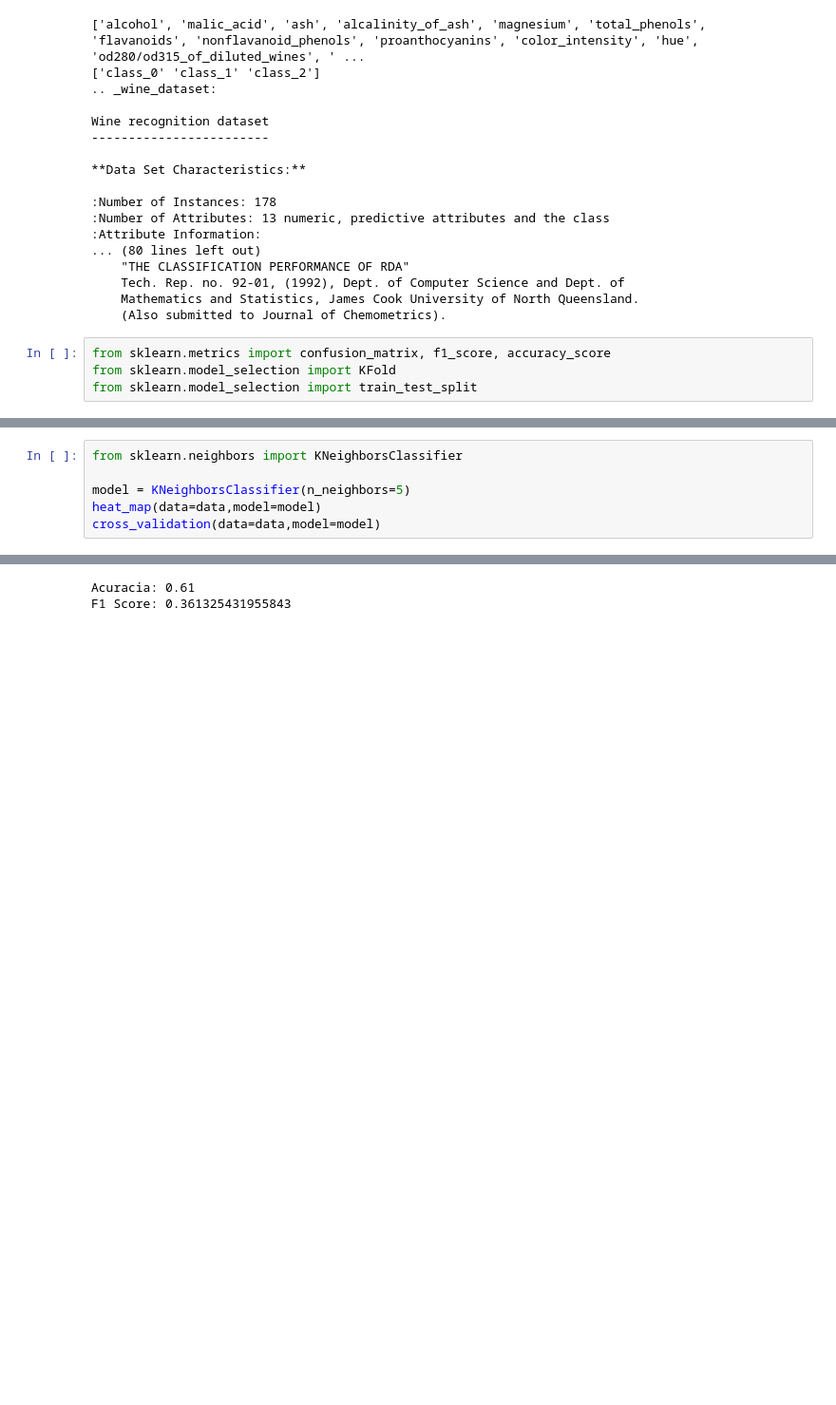
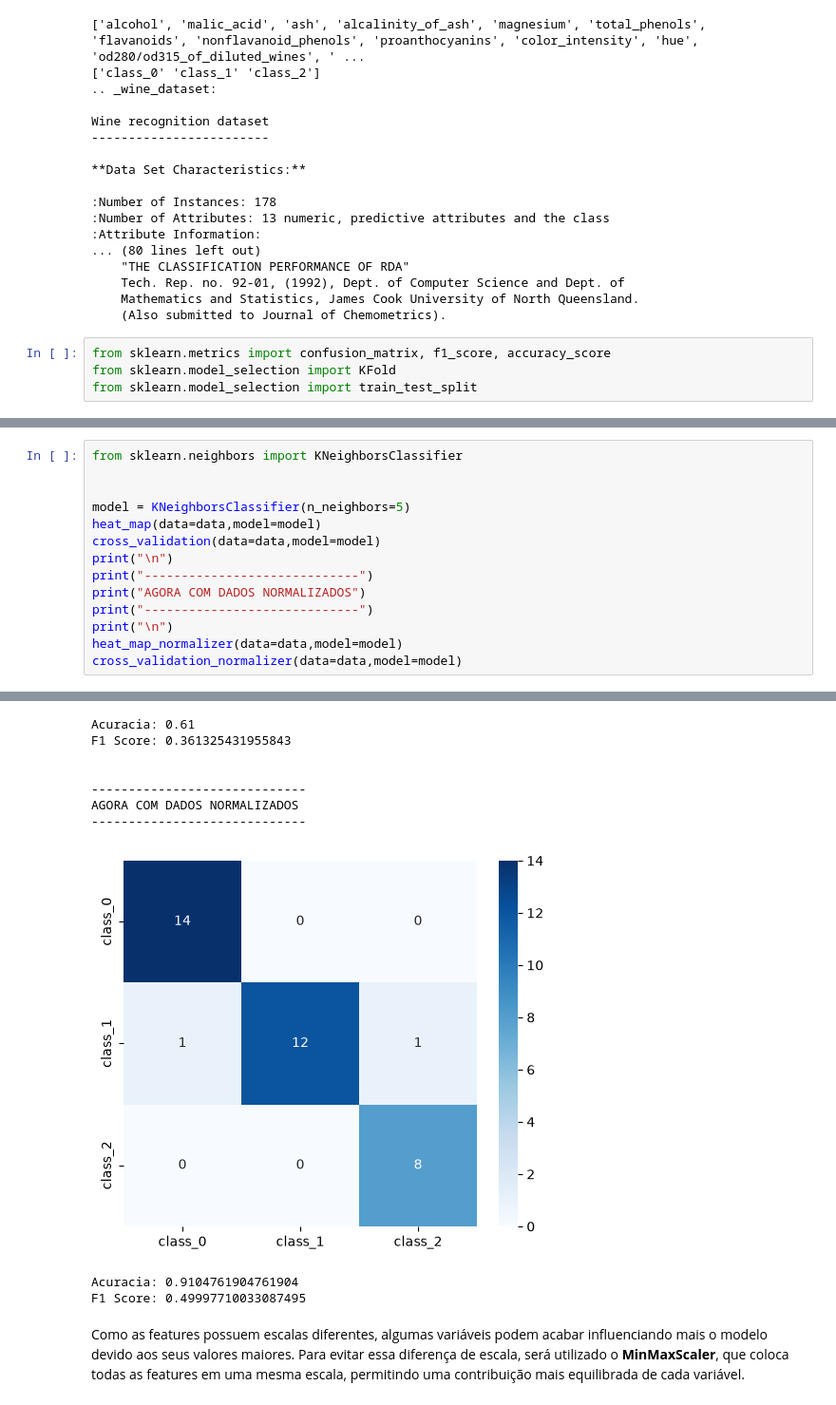
Before and after one commit to FelipeBarretoLima/ML-load_breast_cancer, a Jupyter notebook: load_wine/class.ipynb, the cells around one changed output, grey strips where cells are left out. Shown at 95% size. Drawn from its saved outputs; the diff is of its cells as text; blank space fills up the shorter version.

Commit message:
Add normalização dos dados

```diff
--- a/load_wine/class.ipynb
+++ b/load_wine/class.ipynb
@@ -79,13 +125,31 @@ def cross_validation(data, model):
 # %%
 from sklearn.neighbors import KNeighborsClassifier
+
 
 model = KNeighborsClassifier(n_neighbors=5)
 heat_map(data=data,model=model)
 cross_validation(data=data,model=model)
+print("\n")
+print("-----------------------------")
+print("AGORA COM DADOS NORMALIZADOS")
+print("-----------------------------")
+print("\n")
+heat_map_normalizer(data=data,model=model)
+cross_validation_normalizer(data=data,model=model)
 # %% [output]
 [figure]
 Acuracia: 0.61
 F1 Score: 0.361325431955843
+
+
+-----------------------------
+AGORA COM DADOS NORMALIZADOS
+-----------------------------
+[figure, added]
+Acuracia: 0.9104761904761904
+F1 Score: 0.49997710033087495
+# %% [markdown]
+Como as features possuem escalas diferentes, algumas variáveis podem acabar influenciando mais o modelo devido aos seus valores maiores. Para evitar essa diferença de escala, será utilizado o **MinMaxScaler**, que coloca todas as features em uma mesma escala, permitindo uma contribuição mais equilibrada de cada variável.
 # %%
 from sklearn.ensemble import RandomForestClassifier
 model = RandomForestClassifier(random_state=42)
```
Also changed, not shown: parts of 3 cells of this notebook, 1 other file.
